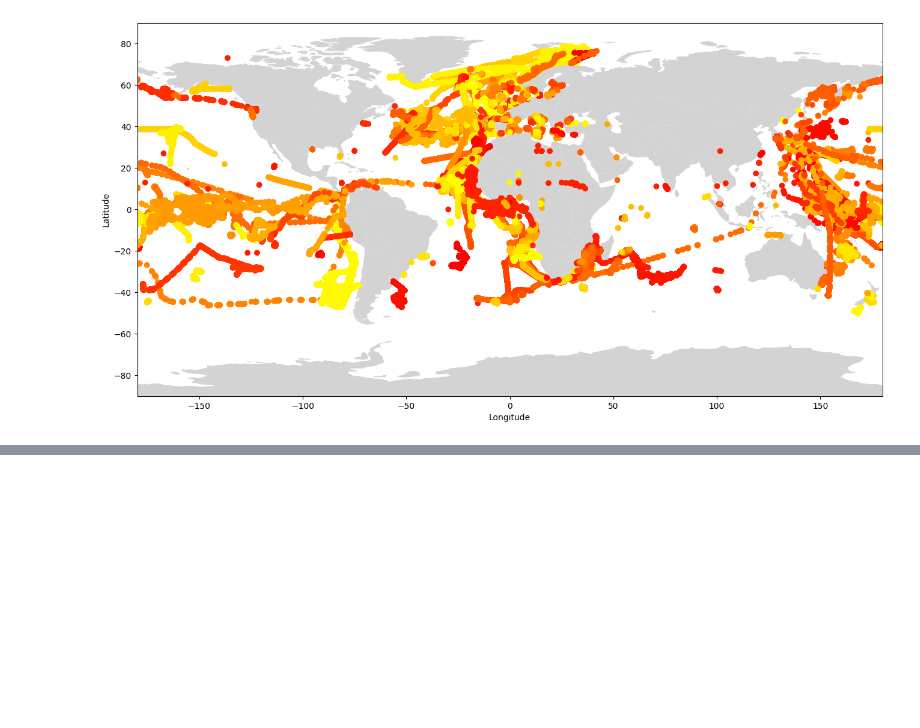
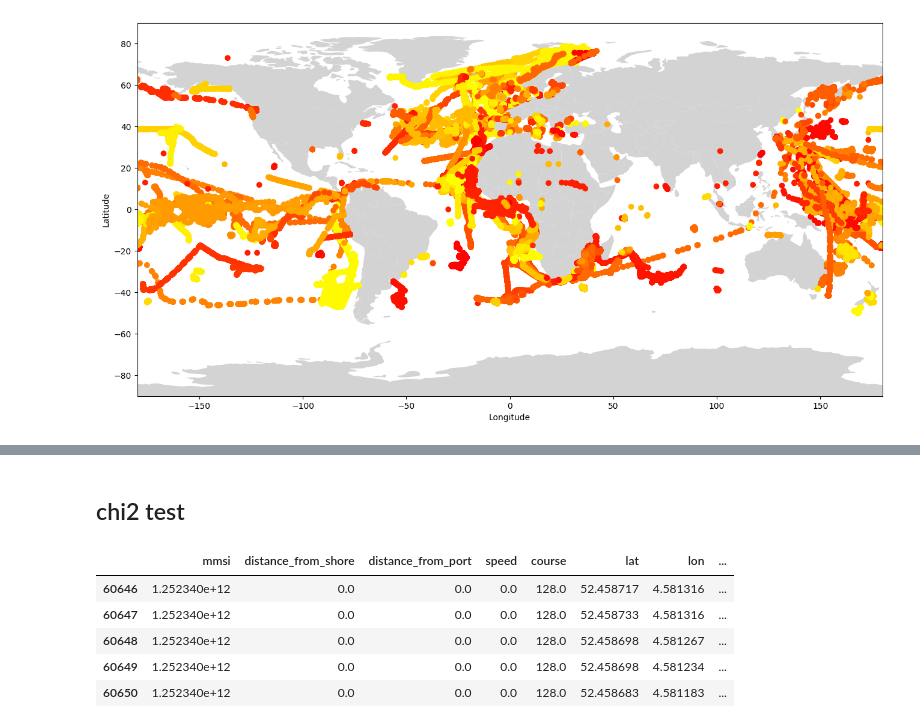
Before and after one commit to DukeDucray/fishing_classification, a Jupyter notebook: notebook/grace.ipynb, the cells around one changed output, grey strips where cells are left out. Saved outputs shown, nothing was run; the diff lists cells and outputs as text; code cells hidden in the pictures; blank space fills up the shorter version.

```diff
--- a/notebook/grace.ipynb
+++ b/notebook/grace.ipynb
@@ -311,0 +313,4 @@ plt.show()
+# %%
+# Defining X - the features and Y - the target
+X = df_fishing_clean.drop(columns=['date', 'is_fishing', 'utc_offset'])
+y = df_fishing_clean['is_fishing']
@@ -311,0 +348,2 @@ plt.show()
+# %% [markdown]
+## chi2 test
@@ -311,0 +352,9 @@ plt.show()
+# %%
+X.head()
+# %% [output]
+|  | mmsi | distance_from_shore | distance_from_port | speed | course | lat | lon | ... |
+| 60646 | 1.252340e+12 | 0.0 | 0.0 | 0.0 | 128.0 | 52.458717 | 4.581316 | ... |
+| 60647 | 1.252340e+12 | 0.0 | 0.0 | 0.0 | 128.0 | 52.458733 | 4.581316 | ... |
+| 60648 | 1.252340e+12 | 0.0 | 0.0 | 0.0 | 128.0 | 52.458698 | 4.581267 | ... |
+| 60649 | 1.252340e+12 | 0.0 | 0.0 | 0.0 | 128.0 | 52.458698 | 4.581234 | ... |
+| 60650 | 1.252340e+12 | 0.0 | 0.0 | 0.0 | 128.0 | 52.458683 | 4.581183 | ... |
```
Also changed, not shown: parts of 15 cells of this notebook.
